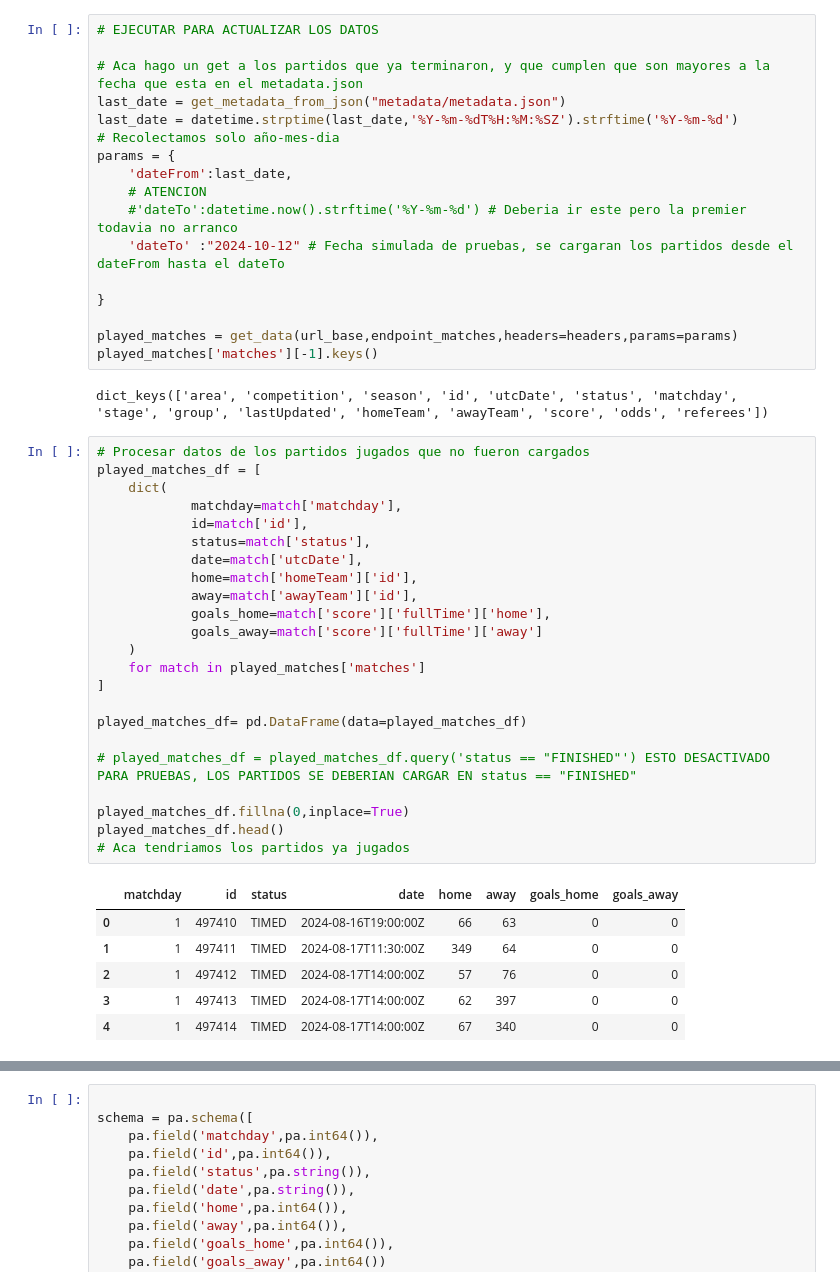
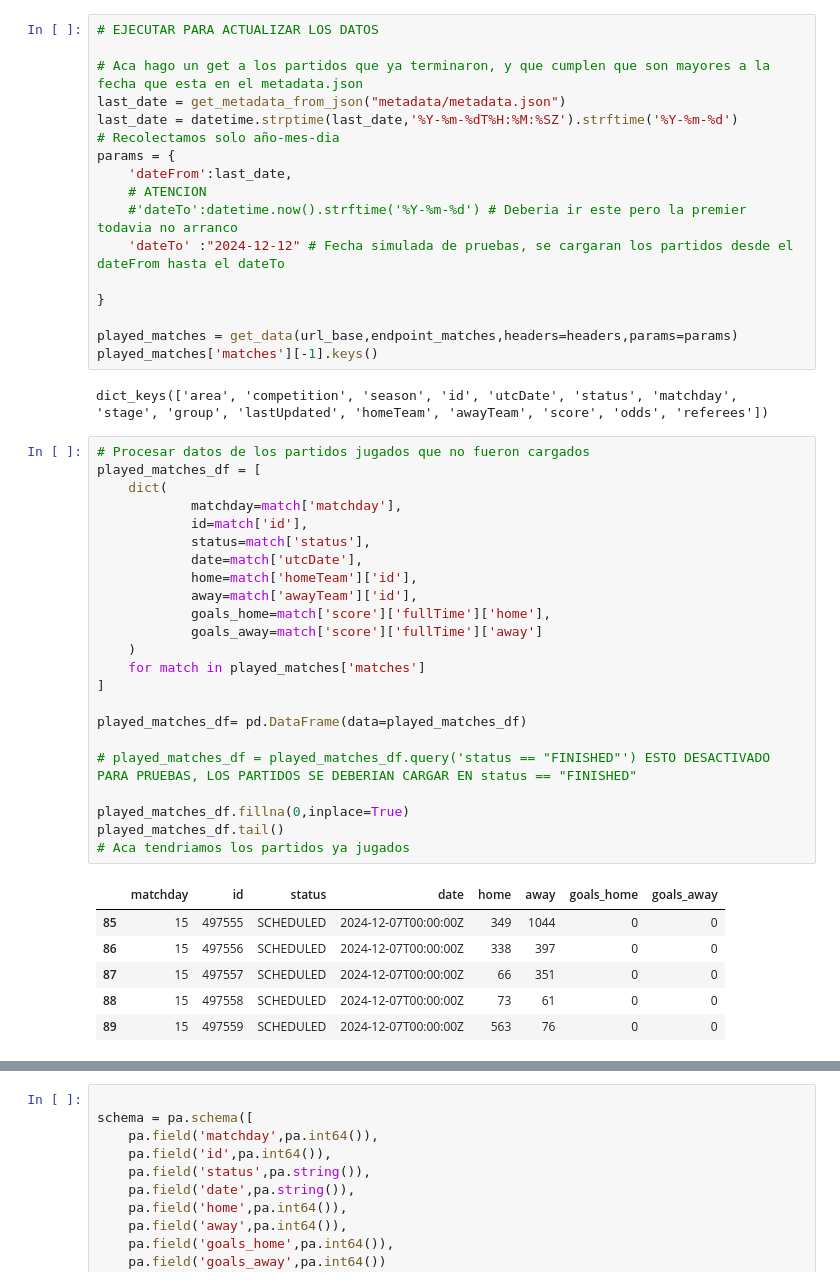
Before and after one commit to RaphaelNicaise/DataEngineering_PremierLeague, a Jupyter notebook: Extraccion_datos_football_data.ipynb, the cells around one changed output, grey strips where cells are left out. Saved outputs shown, nothing was run; the diff lists cells and outputs as text.

```diff
--- a/Extraccion_datos_football_data.ipynb
+++ b/Extraccion_datos_football_data.ipynb
@@ -287,7 +332,7 @@ params = {
     'dateFrom':last_date,
     # ATENCION
     #'dateTo':datetime.now().strftime('%Y-%m-%d') # Deberia ir este pero la premier todavia no arranco
-    'dateTo' :"2024-10-12" # Fecha simulada de pruebas, se cargaran los partidos desde el dateFrom hasta el dateTo
+    'dateTo' :"2024-12-12" # Fecha simulada de pruebas, se cargaran los partidos desde el dateFrom hasta el dateTo
 
 }
 
@@ -298,33 +343,33 @@ dict_keys(['area', 'competition', 'season', 'id', 'utcDate', 'status', 'matchday
 # %%
 # Procesar datos de los partidos jugados que no fueron cargados
 played_matches_df = [
     dict(
             matchday=match['matchday'],
             id=match['id'],
             status=match['status'],
             date=match['utcDate'],
             home=match['homeTeam']['id'],
             away=match['awayTeam']['id'],
             goals_home=match['score']['fullTime']['home'],
             goals_away=match['score']['fullTime']['away']
     )
     for match in played_matches['matches']
 ]
 
 played_matches_df= pd.DataFrame(data=played_matches_df)
 
 # played_matches_df = played_matches_df.query('status == "FINISHED"') ESTO DESACTIVADO PARA PRUEBAS, LOS PARTIDOS SE DEBERIAN CARGAR EN status == "FINISHED"
 
 played_matches_df.fillna(0,inplace=True)
-played_matches_df.head()
+played_matches_df.tail()
 # Aca tendriamos los partidos ya jugados
 # %% [output]
 |  | matchday | id | status | date | home | away | goals_home | goals_away |
-| 0 | 1 | 497410 | TIMED | 2024-08-16T19:00:00Z | 66 | 63 | 0 | 0 |
-| 1 | 1 | 497411 | TIMED | 2024-08-17T11:30:00Z | 349 | 64 | 0 | 0 |
-| 2 | 1 | 497412 | TIMED | 2024-08-17T14:00:00Z | 57 | 76 | 0 | 0 |
-| 3 | 1 | 497413 | TIMED | 2024-08-17T14:00:00Z | 62 | 397 | 0 | 0 |
-| 4 | 1 | 497414 | TIMED | 2024-08-17T14:00:00Z | 67 | 340 | 0 | 0 |
+| 85 | 15 | 497555 | SCHEDULED | 2024-12-07T00:00:00Z | 349 | 1044 | 0 | 0 |
+| 86 | 15 | 497556 | SCHEDULED | 2024-12-07T00:00:00Z | 338 | 397 | 0 | 0 |
+| 87 | 15 | 497557 | SCHEDULED | 2024-12-07T00:00:00Z | 66 | 351 | 0 | 0 |
+| 88 | 15 | 497558 | SCHEDULED | 2024-12-07T00:00:00Z | 73 | 61 | 0 | 0 |
+| 89 | 15 | 497559 | SCHEDULED | 2024-12-07T00:00:00Z | 563 | 76 | 0 | 0 |
 # %%
 played_matches_df['date'].max() # Fecha maxima deL df, osea de los partidos jugados
 # %% [output]
```
Also changed, not shown: parts of 18 cells of this notebook.
